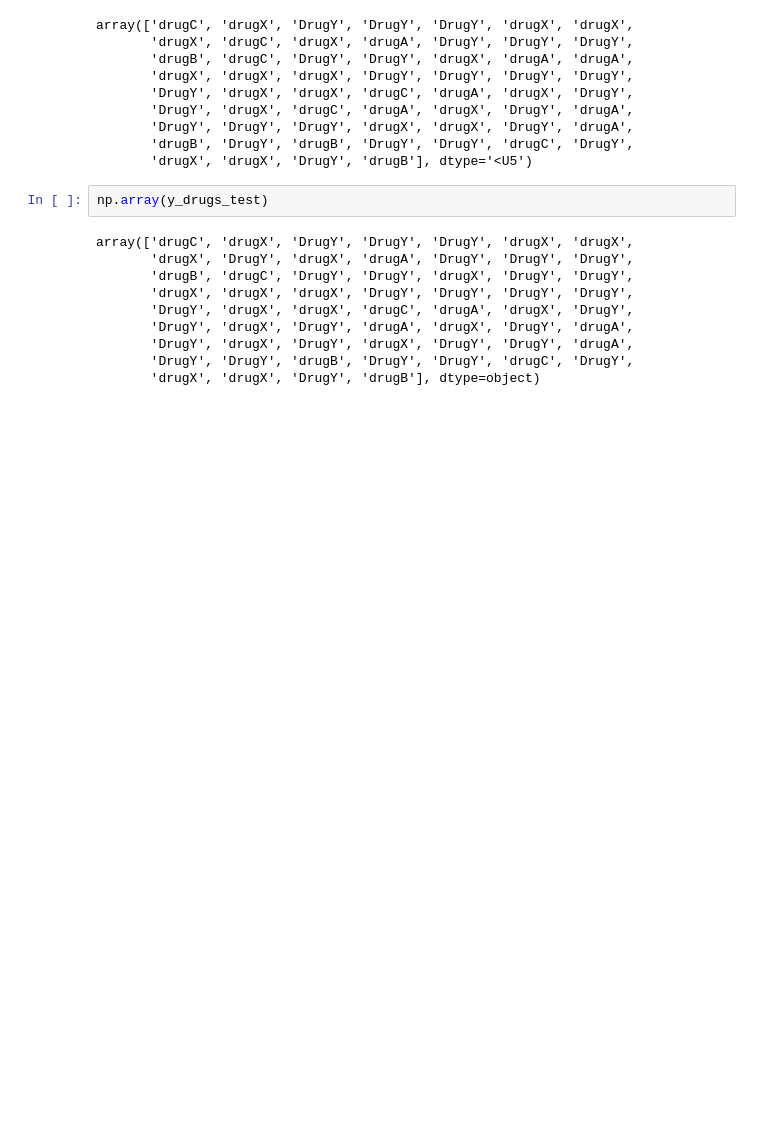
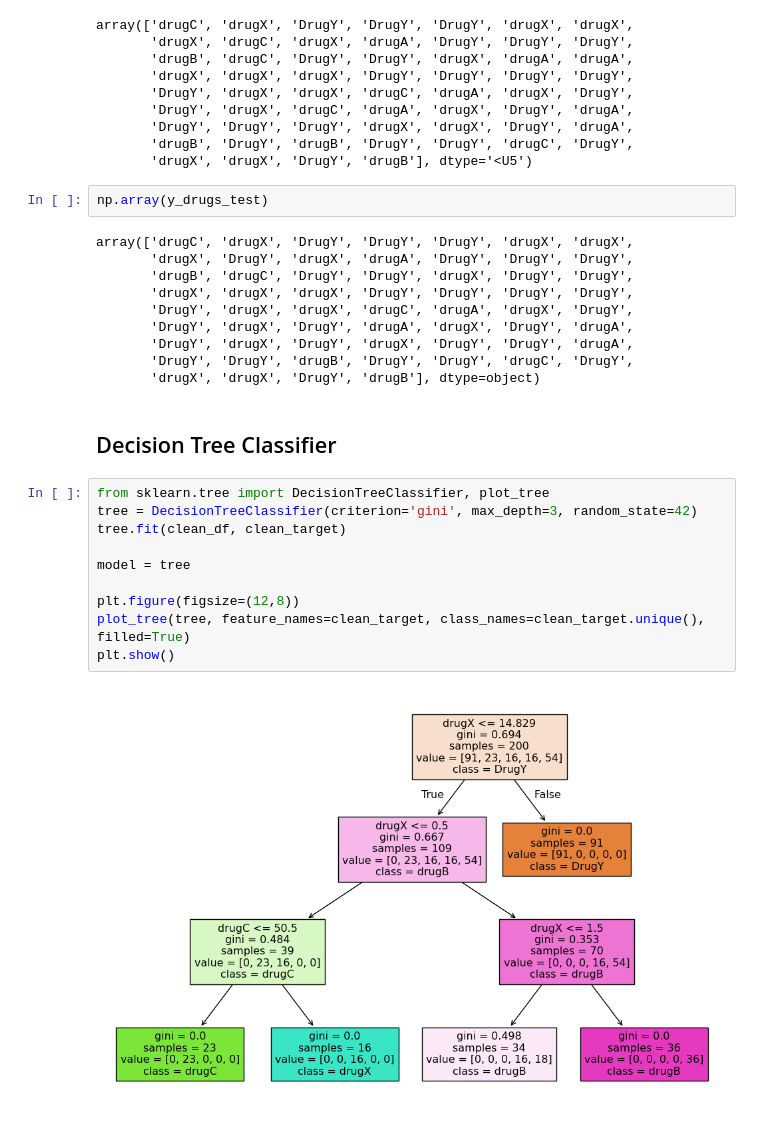
Before and after one commit to jheni1e/IA-Machine-Learning, a Jupyter notebook: 08. Drugs Classification.ipynb, the cells around one changed output. Cells and saved outputs as stored; diff of their text form; blank space fills up the shorter version.

Commit message:
decision tree added

```diff
--- a/08. Drugs Classification.ipynb
+++ b/08. Drugs Classification.ipynb
@@ -155,3 +158,17 @@ array(['drugC', 'drugX', 'DrugY', 'DrugY', 'DrugY', 'drugX', 'drugX',
        'DrugY', 'drugX', 'DrugY', 'drugX', 'DrugY', 'DrugY', 'drugA',
        'DrugY', 'DrugY', 'drugB', 'DrugY', 'DrugY', 'drugC', 'DrugY',
        'drugX', 'drugX', 'DrugY', 'drugB'], dtype=object)
+# %% [markdown]
+## Decision Tree Classifier
+# %%
+from sklearn.tree import DecisionTreeClassifier, plot_tree
+tree = DecisionTreeClassifier(criterion='gini', max_depth=3, random_state=42)
+tree.fit(clean_df, clean_target)
+
+model = tree
+
+plt.figure(figsize=(12,8))
+plot_tree(tree, feature_names=clean_target, class_names=clean_target.unique(), filled=True)
+plt.show()
+# %% [output]
+[figure, added]
```
Also changed, not shown: parts of 1 cell of this notebook.
